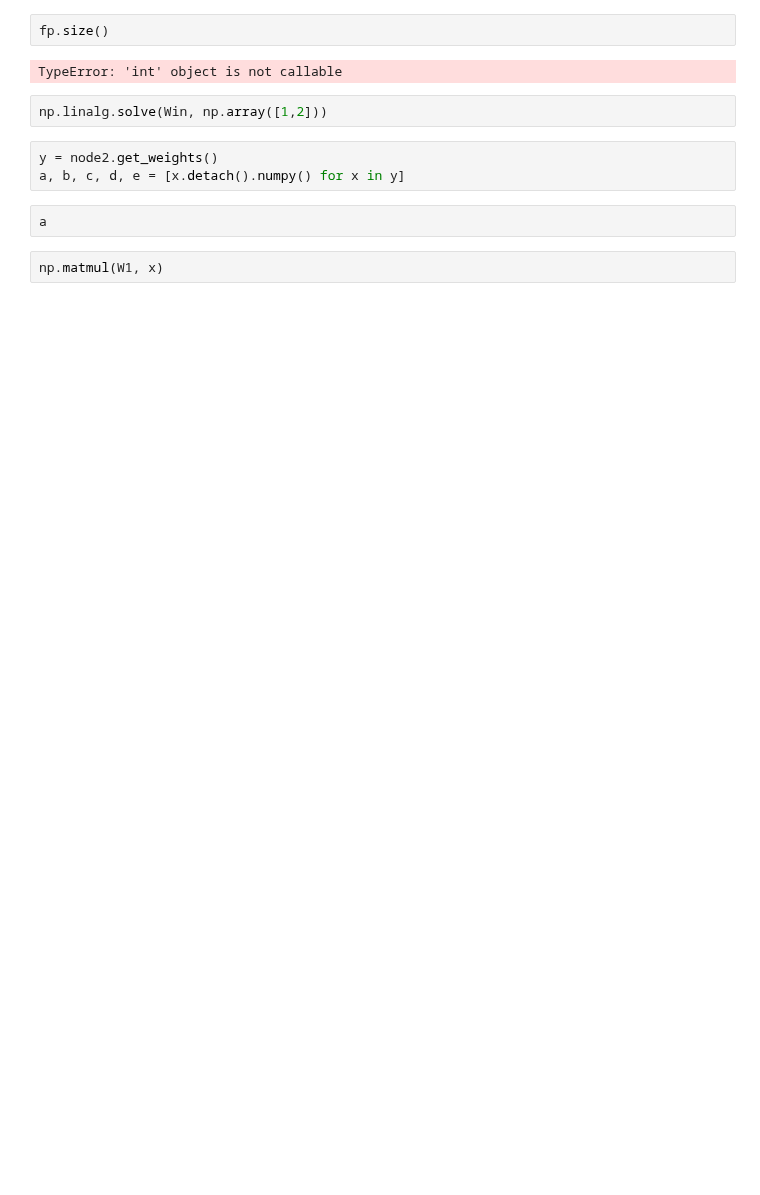
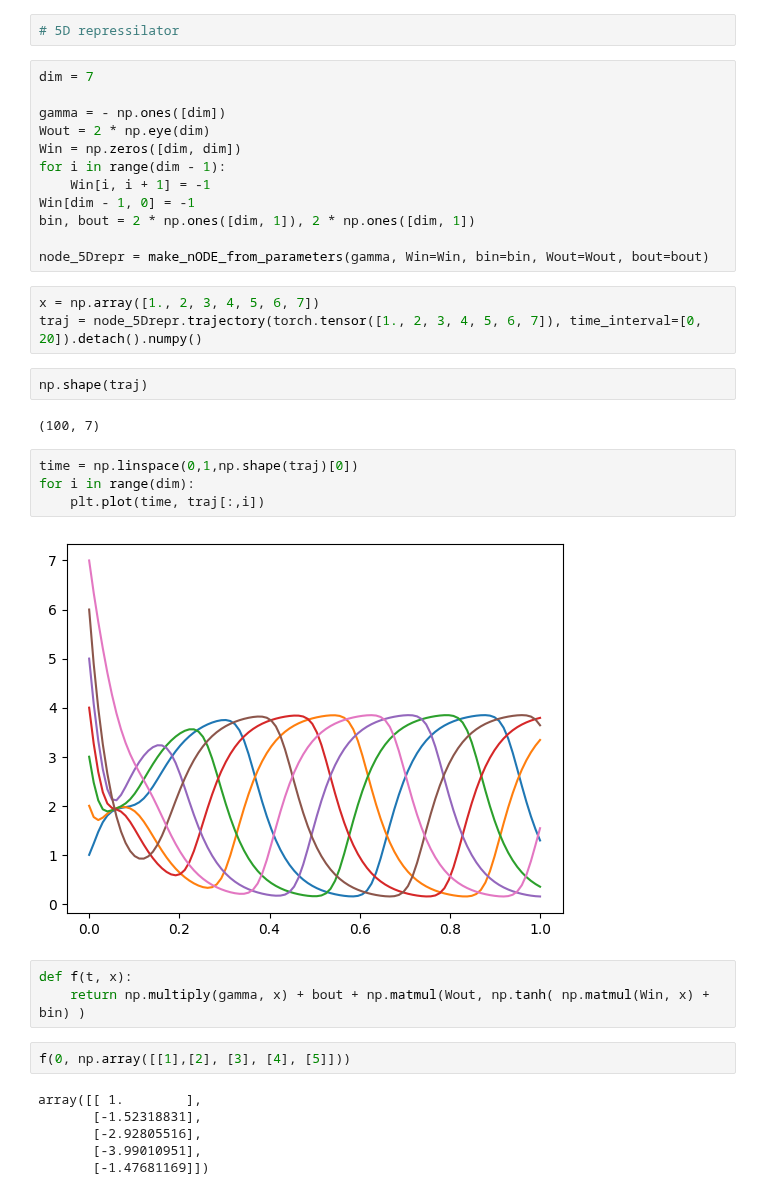
Before and after one commit to elenaquei/BioML, a Jupyter notebook: pictures.ipynb, the cells around one changed output. Cells and saved outputs as stored; diff of their text form; blank space fills up the shorter version.

Commit message:
repressilator encore for nay dim

```diff
--- a/pictures.ipynb
+++ b/pictures.ipynb
@@ -99,13 +8,38 @@ plt.plot(x_plot, F2)
-# %%
-fp.size()
-# %% [output]
-TypeError: 'int' object is not callable
+# %%
+# 5D repressilator
+# %%
+dim = 7
+
+gamma = - np.ones([dim])
+Wout = 2 * np.eye(dim)
+Win = np.zeros([dim, dim])
+for i in range(dim - 1):
+    Win[i, i + 1] = -1
+Win[dim - 1, 0] = -1
+bin, bout = 2 * np.ones([dim, 1]), 2 * np.ones([dim, 1])
+
+node_5Drepr = make_nODE_from_parameters(gamma, Win=Win, bin=bin, Wout=Wout, bout=bout)
+# %%
+x = np.array([1., 2, 3, 4, 5, 6, 7])
+traj = node_5Drepr.trajectory(torch.tensor([1., 2, 3, 4, 5, 6, 7]), time_interval=[0, 20]).detach().numpy()
+# %%
+np.shape(traj)
+# %% [output]
+(100, 7)
+# %%
+time = np.linspace(0,1,np.shape(traj)[0])
+for i in range(dim):
+    plt.plot(time, traj[:,i])
+# %% [output]
+[figure, added]
+# %%
+def f(t, x):
+    return np.multiply(gamma, x) + bout + np.matmul(Wout, np.tanh( np.matmul(Win, x) + bin) )
 # %%
-np.linalg.solve(Win, np.array([1,2]))
+f(0, np.array([[1],[2], [3], [4], [5]]))
+# %% [output]
+array([[ 1.        ],
+       [-1.52318831],
+       [-2.92805516],
+       [-3.99010951],
+       [-1.47681169]])
-# %%
-y = node2.get_weights()
-a, b, c, d, e = [x.detach().numpy() for x in y]
-# %%
-a
-# %%
-np.matmul(W1, x)
```
Also changed, not shown: parts of 14 cells of this notebook, 4 other files.
